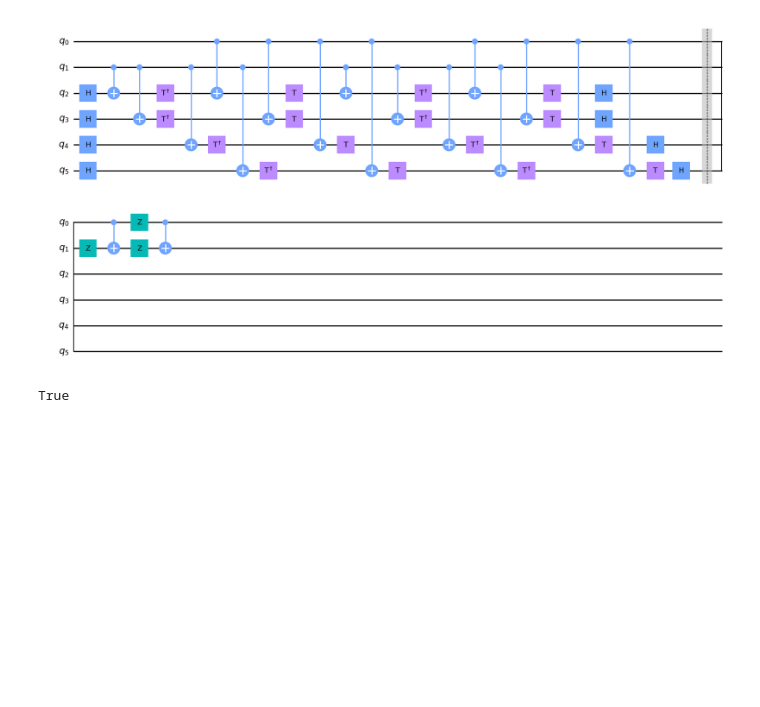
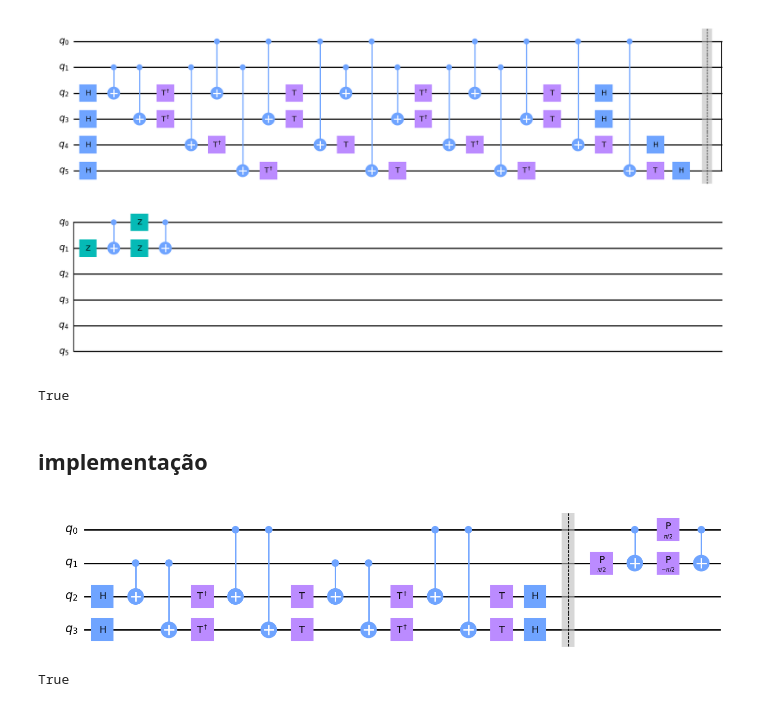
Before and after one commit to qclib/qclib, a Jupyter notebook: qclib/gates/toffoli_multi-target.ipynb, the cells around one changed output. Saved outputs shown, nothing was run; the diff lists cells and outputs as text; code cells hidden in the pictures; blank space fills up the shorter version.

```diff
--- a/qclib/gates/toffoli_multi-target.ipynb
+++ b/qclib/gates/toffoli_multi-target.ipynb
@@ -244,3 +244,58 @@ circuit6_mt_op = Operator(circuit6_mt).data
 np.allclose(circuit5_mt_op, circuit6_mt_op)
 # %% [output]
 True
+# %% [markdown]
+## implementação
+# %%
+def toffoli_multi_target(num_targets):
+    size = 2 + num_targets
+    angle = num_targets * (np.pi/4)
+    circuit = QuantumCircuit(size)
+    for i in range(num_targets):
+        circuit.h(2 + i)
+    for i in range(num_targets):
+        circuit.cx(1, 2 + i)
+    for i in range(num_targets):
+        circuit.tdg(2 + i)
+    for i in range(num_targets):
+        circuit.cx(0, 2 + i)
+    for i in range(num_targets):
+        circuit.t(2 + i)
+    for i in range(num_targets):
+        circuit.cx(1, 2 + i)
+    for i in range(num_targets):
+        circuit.tdg(2 + i)
+    for i in range(num_targets):
+        circuit.cx(0, 2 + i)
+    for i in range(num_targets):
+        circuit.t(2 + i)
+    for i in range(num_targets):
+        circuit.h(2 + i)
+
+    circuit.barrier()
+
+    circuit.p(angle, 1)
+    circuit.cx(0,1)
+    circuit.p(angle, 0)
+    circuit.p(-angle, 1)
+    circuit.cx(0,1)
+
+    return circuit
+# %%
+circuit_new = toffoli_multi_target(2)
+circuit_new.draw('mpl')
+# %% [output]
+[figure, added]
+# %%
+circuit_new = toffoli_multi_target(2)
+
+circuit_qiskit = QuantumCircuit(4)
+circuit_qiskit.ccx(0,1,2)
+circuit_qiskit.ccx(0,1,3)
+
+circuit_new_op = Operator(circuit_new).data
+circuit_qiskit_op = Operator(circuit_qiskit).data
+circuit2_op = Operator(circuit2_mt).data
+np.allclose(circuit_new_op, circuit2_op)
+# %% [output]
+True
```
Also changed, not shown: parts of 1 cell of this notebook.
